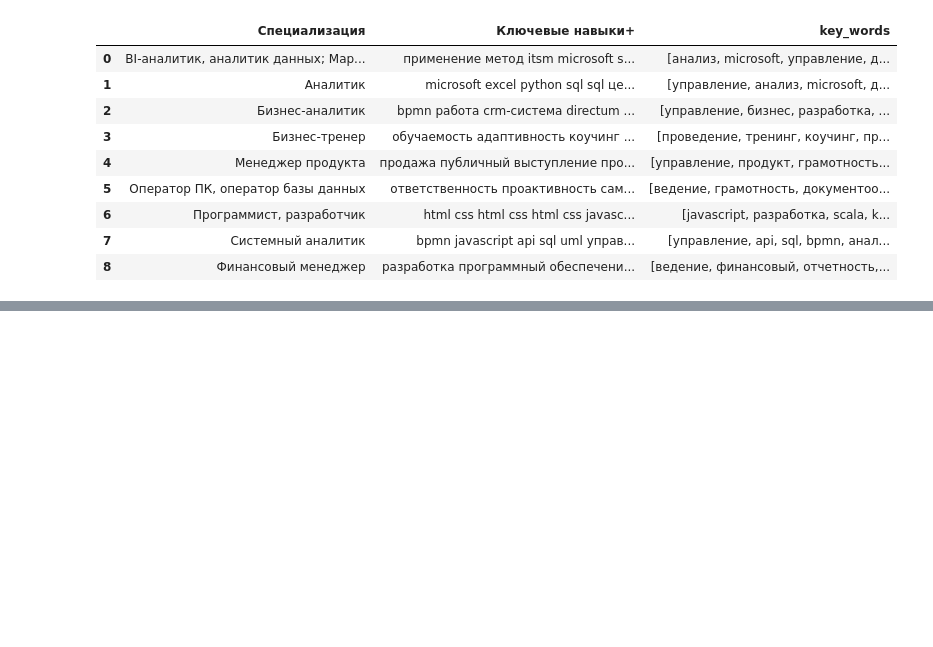
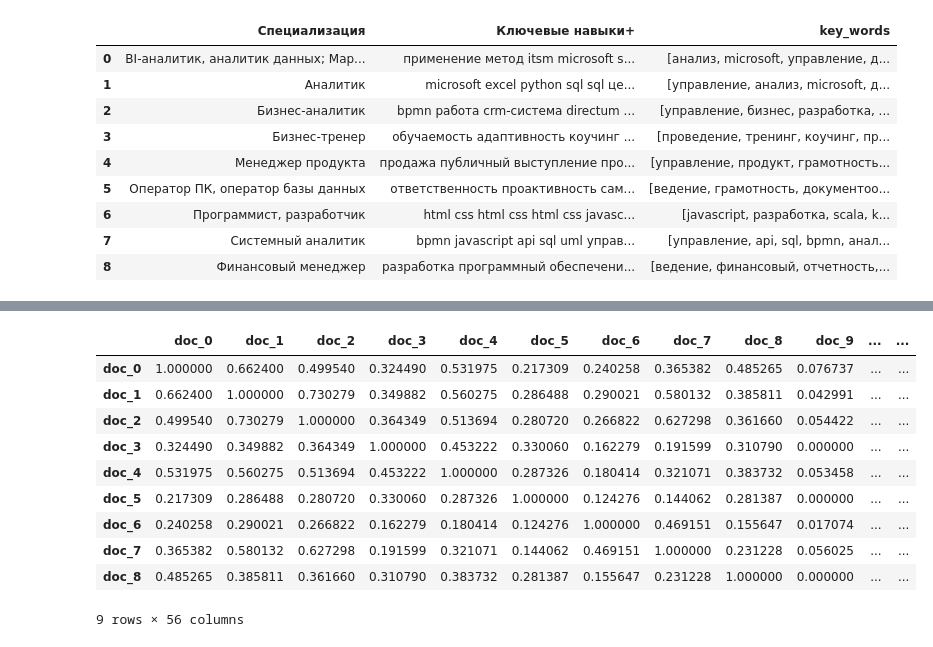
Before and after one commit to dwrkin/nlp_competence, a Jupyter notebook: NLP.ipynb, the cells around one changed output, grey strips where cells are left out. Saved outputs shown, nothing was run; the diff lists cells and outputs as text; code cells hidden in the pictures; blank space fills up the shorter version.

```diff
--- a/NLP.ipynb
+++ b/NLP.ipynb
@@ -284,0 +375,14 @@ df_rn.to_excel(r'RPD_output\dataset_res3.xlsx')
+# %%
+dataframe_hm_final.head(9)
+# %% [output]
+|  | doc_0 | doc_1 | doc_2 | doc_3 | doc_4 | doc_5 | doc_6 | doc_7 | doc_8 | doc_9 | ... | ... |
+| doc_0 | 1.000000 | 0.662400 | 0.499540 | 0.324490 | 0.531975 | 0.217309 | 0.240258 | 0.365382 | 0.485265 | 0.076737 | ... | ... |
+| doc_1 | 0.662400 | 1.000000 | 0.730279 | 0.349882 | 0.560275 | 0.286488 | 0.290021 | 0.580132 | 0.385811 | 0.042991 | ... | ... |
+| doc_2 | 0.499540 | 0.730279 | 1.000000 | 0.364349 | 0.513694 | 0.280720 | 0.266822 | 0.627298 | 0.361660 | 0.054422 | ... | ... |
+| doc_3 | 0.324490 | 0.349882 | 0.364349 | 1.000000 | 0.453222 | 0.330060 | 0.162279 | 0.191599 | 0.310790 | 0.000000 | ... | ... |
+| doc_4 | 0.531975 | 0.560275 | 0.513694 | 0.453222 | 1.000000 | 0.287326 | 0.180414 | 0.321071 | 0.383732 | 0.053458 | ... | ... |
+| doc_5 | 0.217309 | 0.286488 | 0.280720 | 0.330060 | 0.287326 | 1.000000 | 0.124276 | 0.144062 | 0.281387 | 0.000000 | ... | ... |
+| doc_6 | 0.240258 | 0.290021 | 0.266822 | 0.162279 | 0.180414 | 0.124276 | 1.000000 | 0.469151 | 0.155647 | 0.017074 | ... | ... |
+| doc_7 | 0.365382 | 0.580132 | 0.627298 | 0.191599 | 0.321071 | 0.144062 | 0.469151 | 1.000000 | 0.231228 | 0.056025 | ... | ... |
+| doc_8 | 0.485265 | 0.385811 | 0.361660 | 0.310790 | 0.383732 | 0.281387 | 0.155647 | 0.231228 | 1.000000 | 0.000000 | ... | ... |
+9 rows × 56 columns
```
Also changed, not shown: parts of 9 cells of this notebook, 4 other files.
